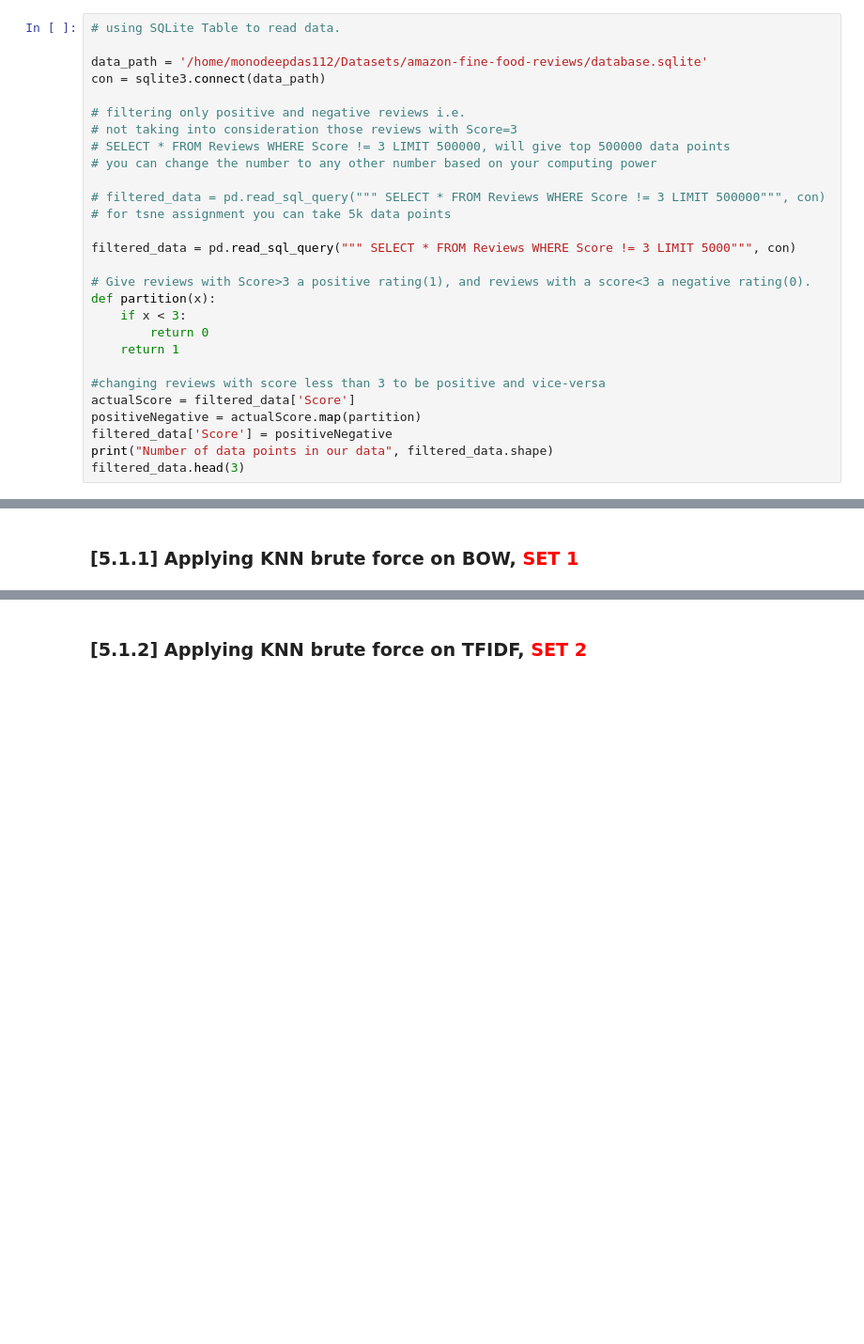
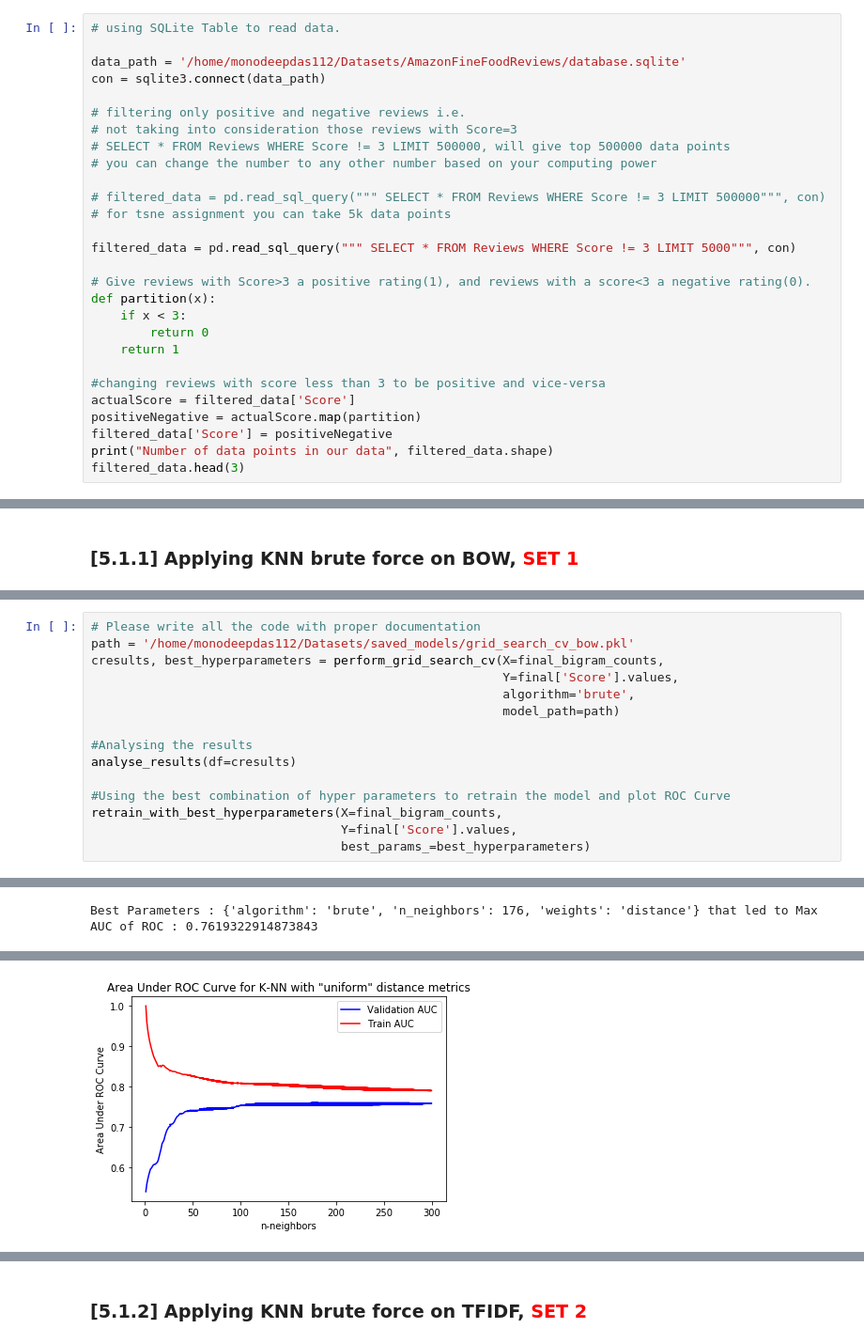
Before and after one commit to amsreekanth/ML-Archives, a Jupyter notebook: Assignment03 - Amazon Fine Food Reviews Analysis_KNN.ipynb, the cells around one changed output, grey strips where cells are left out. Shown at 94% size. Cells and saved outputs as stored; diff of their text form; blank space fills up the shorter version.

Commit message:
Assignment 3 - Plotting complete

```diff
--- a/Assignment03 - Amazon Fine Food Reviews Analysis_KNN.ipynb
+++ b/Assignment03 - Amazon Fine Food Reviews Analysis_KNN.ipynb
@@ -87,7 +88,7 @@ import os
 # %%
 # using SQLite Table to read data.
 
-data_path = '/home/monodeepdas112/Datasets/amazon-fine-food-reviews/database.sqlite'
+data_path = '/home/monodeepdas112/Datasets/AmazonFineFoodReviews/database.sqlite'
 con = sqlite3.connect(data_path)
 
 # filtering only positive and negative reviews i.e.
@@ -762,0 +775,16 @@ Area Under the Curve :  0.774056350454563
+# %%
+# Please write all the code with proper documentation
+path = '/home/monodeepdas112/Datasets/saved_models/grid_search_cv_bow.pkl'
+cresults, best_hyperparameters = perform_grid_search_cv(X=final_bigram_counts,
+                                                        Y=final['Score'].values,
+                                                        algorithm='brute',
+                                                        model_path=path)
+
+#Analysing the results
+analyse_results(df=cresults)
+
+#Using the best combination of hyper parameters to retrain the model and plot ROC Curve
+retrain_with_best_hyperparameters(X=final_bigram_counts,
+                                  Y=final['Score'].values,
+                                  best_params_=best_hyperparameters)
+# %% [output]
@@ -762,0 +803 @@ Area Under the Curve :  0.774056350454563
+Best Parameters : {'algorithm': 'brute', 'n_neighbors': 176, 'weights': 'distance'} that led to Max AUC of ROC : 0.7619322914873843
@@ -762,0 +805 @@ Area Under the Curve :  0.774056350454563
+[figure, added]
```
Also changed, not shown: parts of 23 cells of this notebook, 8 other files.
